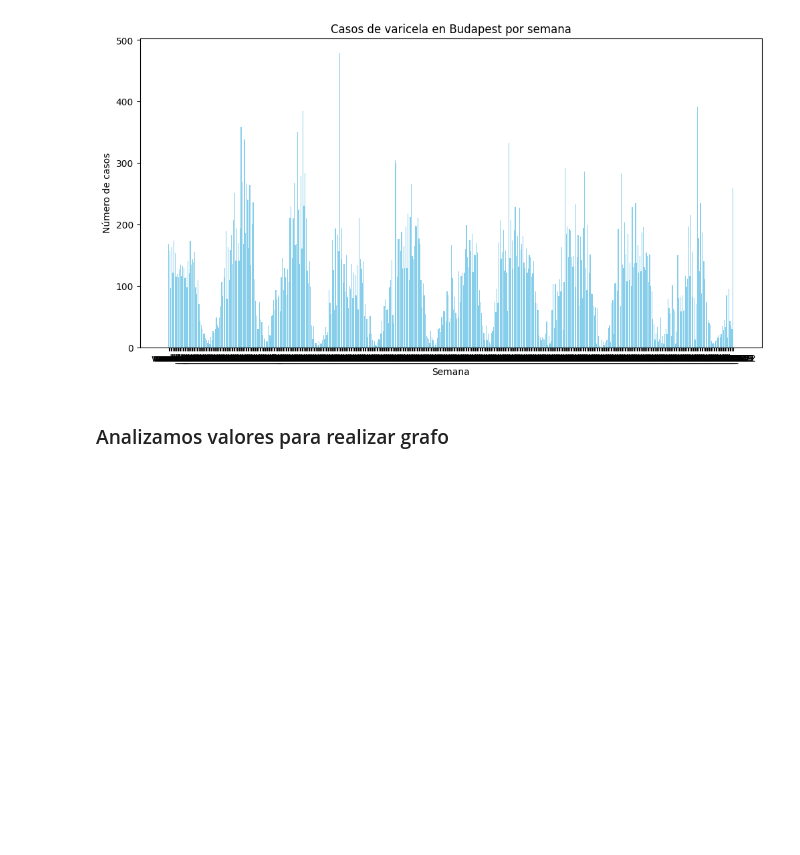
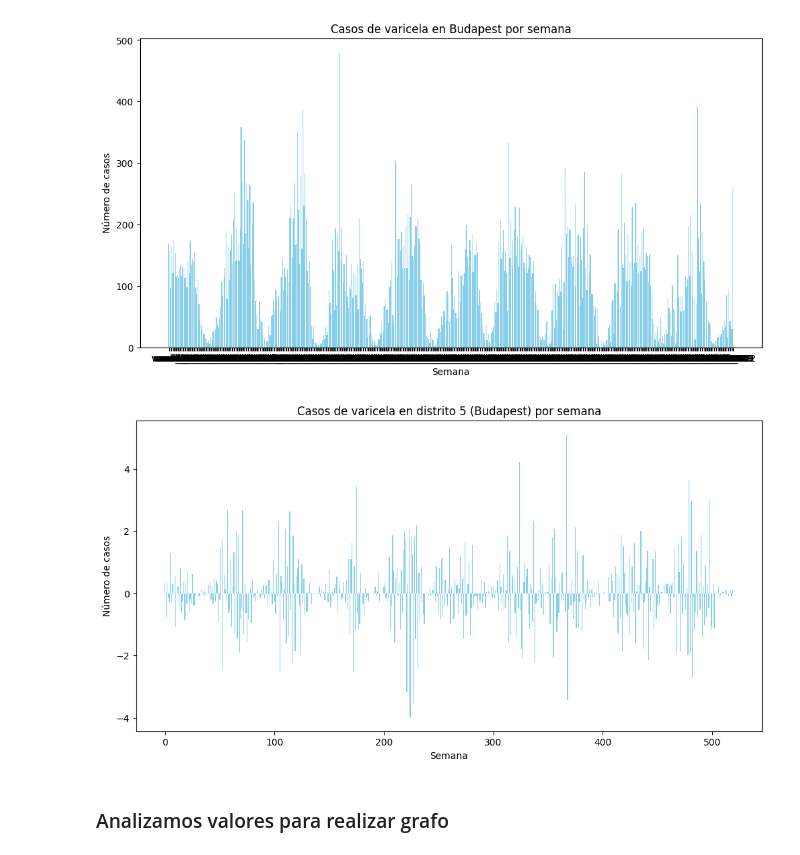
Before and after one commit to crisru2905/TG---Spatiotemporal-Graph, a Jupyter notebook: exploration-dataset.ipynb, the cells around one changed output. Saved outputs shown, nothing was run; the diff lists cells and outputs as text; code cells hidden in the pictures; blank space fills up the shorter version.

Commit message:
Kaggle Notebook | exploration_dataset | Version 4

```diff
--- a/exploration-dataset.ipynb
+++ b/exploration-dataset.ipynb
@@ -22,7 +22,7 @@ from torch_geometric_temporal.dataset import ChickenpoxDatasetLoader
 
 # Realizamos carga del mismo
 loader = ChickenpoxDatasetLoader()
-dataset = loader.get_dataset()
+dataset = loader.get_dataset(lags=1)
 snapshot = dataset[0]
 
 # Imprimimos
@@ -265,6 +265,27 @@ plt.title("Casos de varicela en Budapest por semana")
 plt.show()
 # %% [output]
 [figure]
+# %%
+district_idx = 5
+
+# Extraemos los casos de ese distrito a lo largo de las semanas
+district_cases = [snapshot.x[district_idx, 0].item() for snapshot in dataset]
+
+# Lo pasamos a DataFrame
+df = pd.DataFrame({
+    "Semana": range(len(district_cases)),
+    "Casos": district_cases
+})
+
+# --- Graficamos ---
+plt.figure(figsize=(12,6))
+plt.bar(df["Semana"], df["Casos"], color="skyblue")
+plt.xlabel("Semana")
+plt.ylabel("Número de casos")
+plt.title("Casos de varicela en distrito 5 (Budapest) por semana")
+plt.show()
+# %% [output]
+[figure, added]
 # %% [markdown]
 ### Analizamos valores para realizar grafo
 # %%
```
Also changed, not shown: parts of 3 cells of this notebook.
